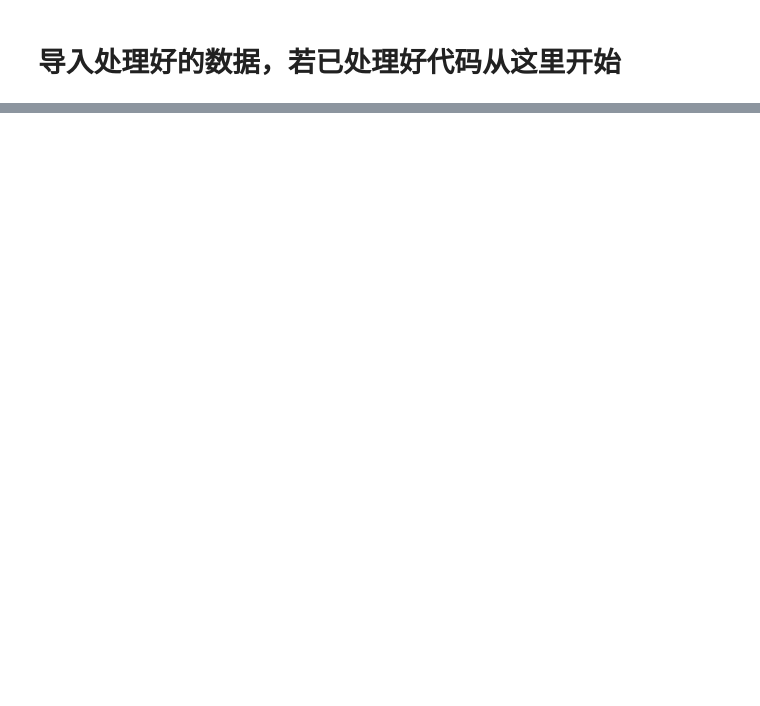
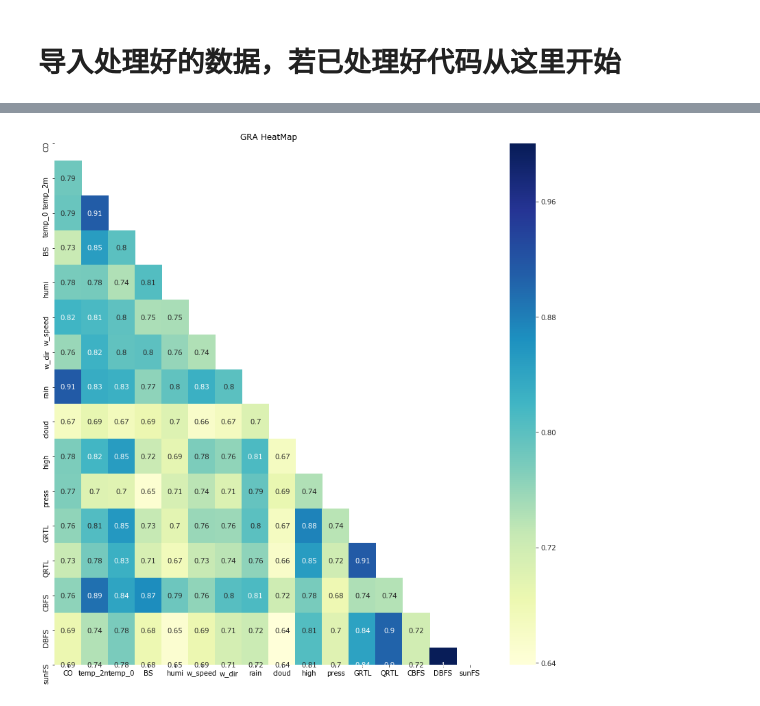
Before and after one commit to ximing766/HWB, a Jupyter notebook: 第三题.ipynb, the cells around one changed output, grey strips where cells are left out. Saved outputs shown, nothing was run; the diff lists cells and outputs as text; code cells hidden in the pictures; blank space fills up the shorter version.

```diff
--- a/第三题.ipynb
+++ b/第三题.ipynb
@@ -81,0 +831,34 @@ X =
+# %%
+# 灰色关联结果矩阵可视化
+# 灰色关联结果矩阵可视化
+import seaborn as sns
+
+def ShowGRAHeatMap(DataFrame):
+    colormap = plt.cm.RdBu
+    ylabels = DataFrame.columns.values.tolist()
+    f, ax = plt.subplots(figsize=(14, 14))
+    ax.set_title('GRA HeatMap')
+
+    # 设置展示一半，如果不需要注释掉mask即可
+    mask = np.zeros_like(DataFrame)
+    mask[np.triu_indices_from(mask)] = True
+
+    with sns.axes_style("white"):
+        fig = sns.heatmap(DataFrame,
+                    cmap="YlGnBu",
+                    annot=True,
+                    mask=mask,
+                   )
+
+        scatter_fig = fig.get_figure()
+        scatter_fig.savefig('./第三问图/CO', dpi = 400)
+    plt.show()
+
+
+data_gra = GRA(data)
+list_columns = [str(s) for s in data.columns if s not in [None]]
+data_gra.columns = list_columns
+data_gra.index = list_columns
+ShowGRAHeatMap(data_gra)
+# %% [output]
+[figure, added]
```
Also changed, not shown: parts of 60 cells of this notebook, 41 other files.
